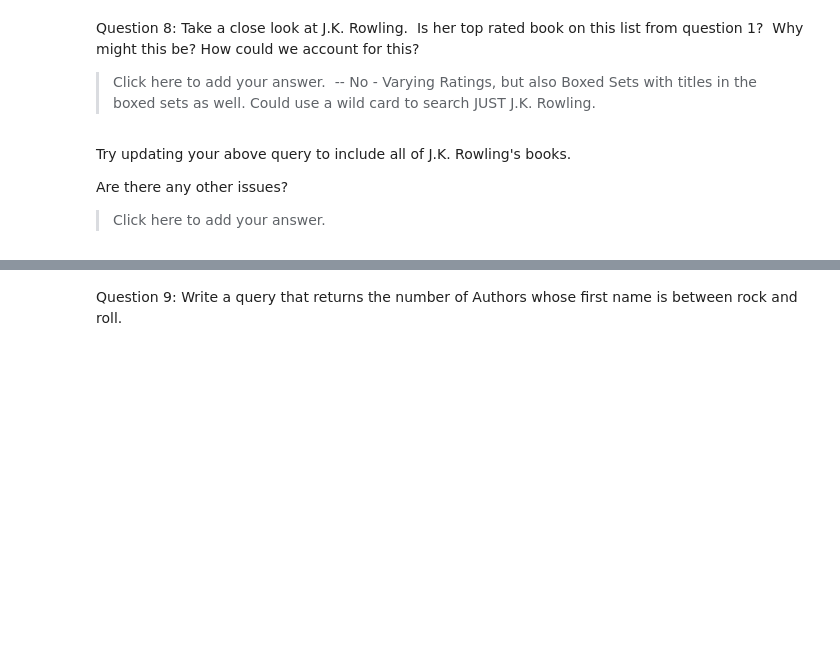
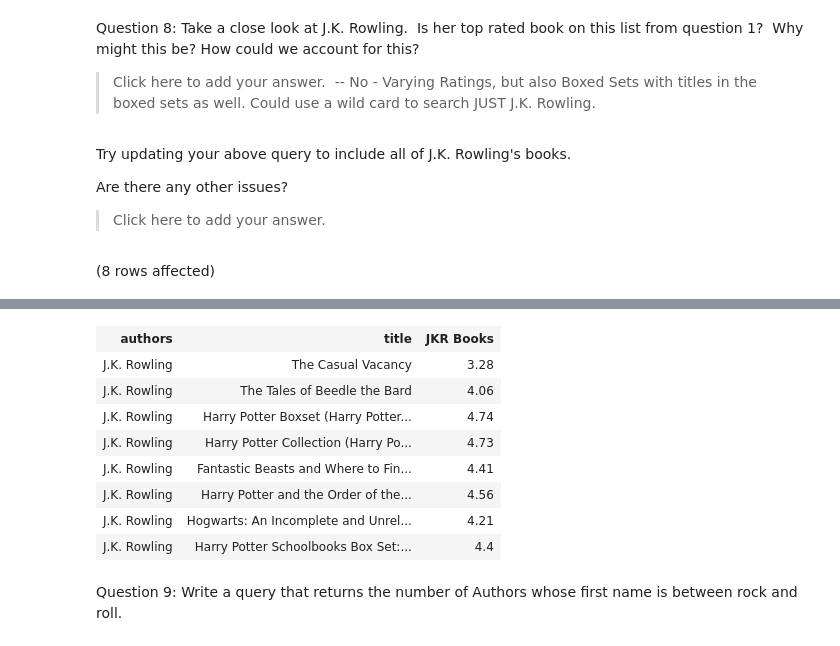
Before and after one commit to Hockeystyx/SQL-Part-1-Studio, a Jupyter notebook: SQL-Part-1-Studio.ipynb, the cells around one changed output, grey strips where cells are left out. Cells and saved outputs as stored; diff of their text form; code cells hidden in the pictures; blank space fills up the shorter version.

```diff
--- a/SQL-Part-1-Studio.ipynb
+++ b/SQL-Part-1-Studio.ipynb
@@ -148,3 +148,7 @@ Are there any other issues?
 > Click here to add your answer.
 # %%
 -- Try updating your above query to include all of J.K. Rowling's books
+SELECT authors, title, average_rating AS 'JKR Books' FROM BooksDB.dbo.books
+WHERE authors = 'J.K. Rowling' ORDER BY authors DESC;
+# %% [output]
+(8 rows affected)
@@ -151,3 +156,12 @@ Are there any other issues?
+| authors | title | JKR Books |
+| J.K. Rowling | The Casual Vacancy | 3.28 |
+| J.K. Rowling | The Tales of Beedle the Bard | 4.06 |
+| J.K. Rowling | Harry Potter Boxset (Harry Potter... | 4.74 |
+| J.K. Rowling | Harry Potter Collection (Harry Po... | 4.73 |
+| J.K. Rowling | Fantastic Beasts and Where to Fin... | 4.41 |
+| J.K. Rowling | Harry Potter and the Order of the... | 4.56 |
+| J.K. Rowling | Hogwarts: An Incomplete and Unrel... | 4.21 |
+| J.K. Rowling | Harry Potter Schoolbooks Box Set:... | 4.4 |
 # %% [markdown]
 Question 9: Write a query that returns the number of Authors whose first name is between rock and roll.
 # %%
```
Also changed, not shown: parts of 6 cells of this notebook.
